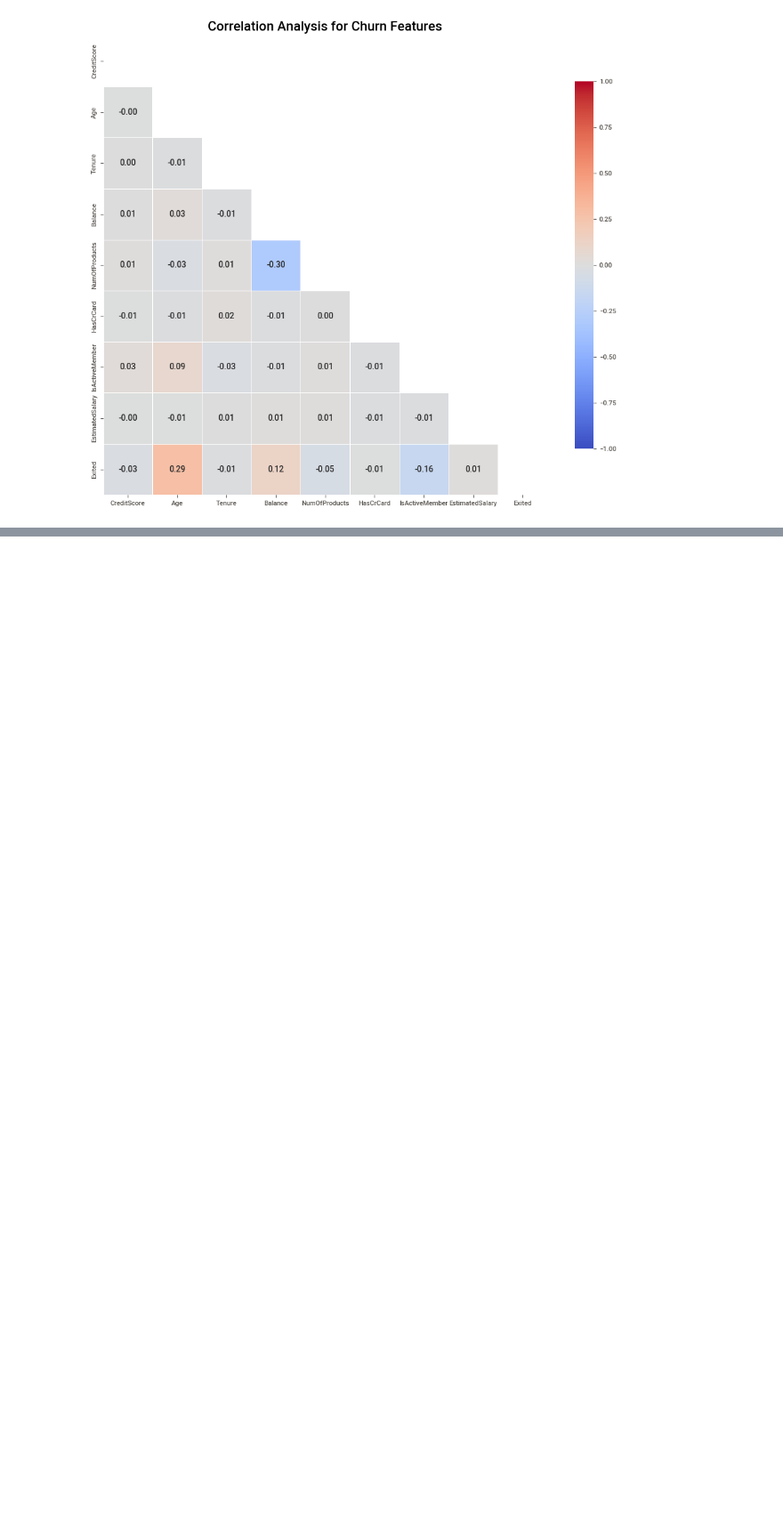
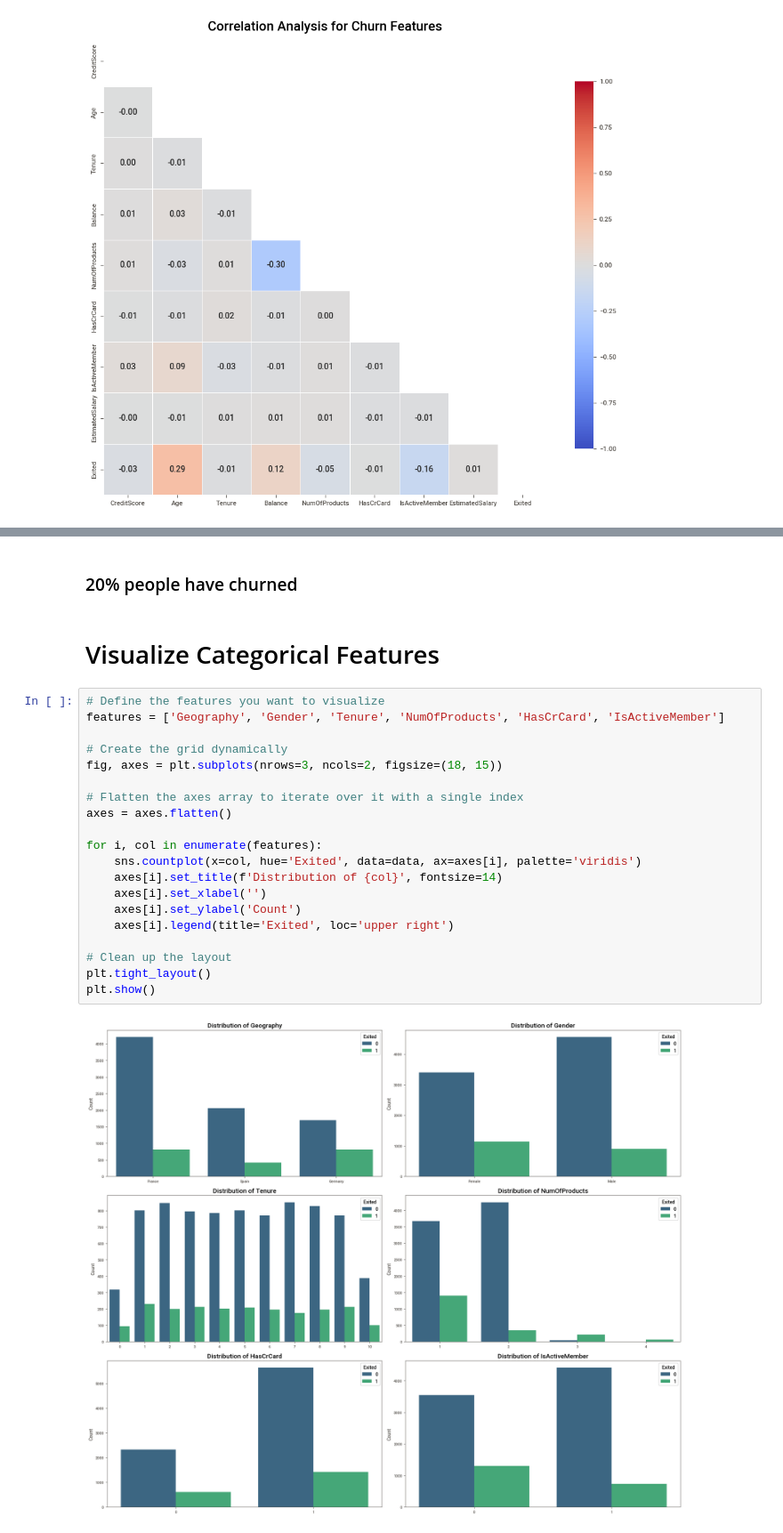
Before and after one commit to Rohit140595/Churn_Prediction, a Jupyter notebook: analysis/EDA.ipynb, the cells around one changed output, grey strips where cells are left out. Shown at 89% size. Drawn from its saved outputs; the diff is of its cells as text; blank space fills up the shorter version.

```diff
--- a/analysis/EDA.ipynb
+++ b/analysis/EDA.ipynb
@@ -80,0 +99,26 @@ Text(0.5, 1.0, 'Correlation Analysis for Churn Features')
+# %% [markdown]
+### 20% people have churned
+# %% [markdown]
+# Visualize Categorical Features
+# %%
+# Define the features you want to visualize
+features = ['Geography', 'Gender', 'Tenure', 'NumOfProducts', 'HasCrCard', 'IsActiveMember']
+
+# Create the grid dynamically
+fig, axes = plt.subplots(nrows=3, ncols=2, figsize=(18, 15))
+
+# Flatten the axes array to iterate over it with a single index
+axes = axes.flatten()
+
+for i, col in enumerate(features):
+    sns.countplot(x=col, hue='Exited', data=data, ax=axes[i], palette='viridis')
+    axes[i].set_title(f'Distribution of {col}', fontsize=14)
+    axes[i].set_xlabel('')
+    axes[i].set_ylabel('Count')
+    axes[i].legend(title='Exited', loc='upper right')
+
+# Clean up the layout
+plt.tight_layout()
+plt.show()
+# %% [output]
+[figure, added]
```
Also changed, not shown: parts of 4 cells of this notebook.
